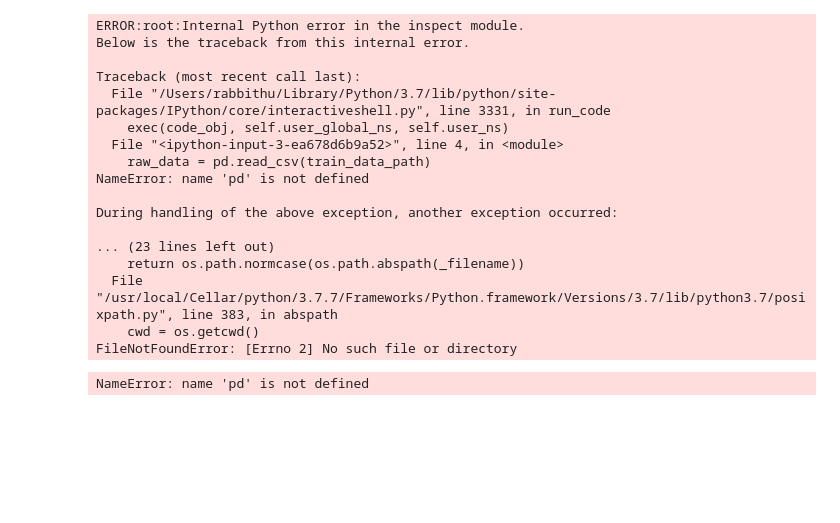
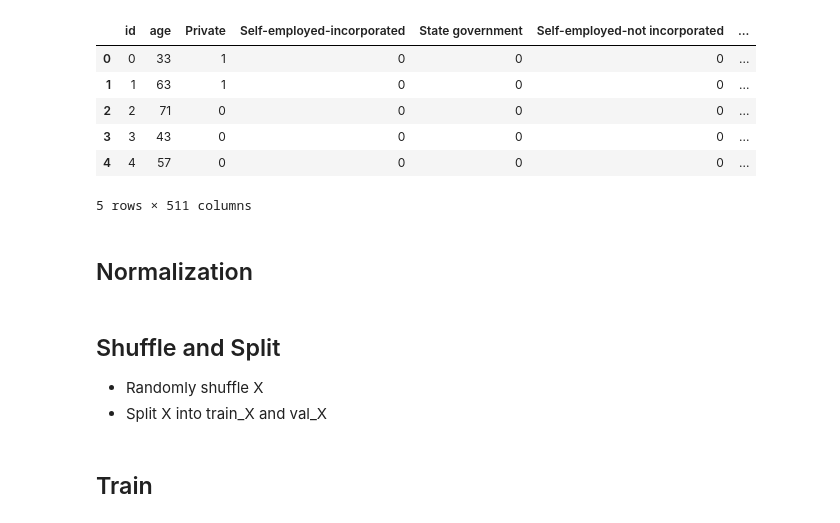
Before and after one commit to Rabbit-Hu/Hung-yi-Lee-ML20, a Jupyter notebook: hw2/hw2.ipynb, the cells around one changed output. Drawn from its saved outputs; the diff is of its cells as text; code cells hidden in the pictures; blank space fills up the shorter version.

Commit message:
Finished hw2 simple version

```diff
--- a/hw2/hw2.ipynb
+++ b/hw2/hw2.ipynb
@@ -2,28 +2,15 @@
 import numpy as np
 import pandas as pd
 import math
-# %%
-train_X_path = "train_X"
-train_y_path = "train_y"
-test_X_path = "test_X"
-raw_data = pd.read_csv(train_data_path)
-raw_test_data = pd.read_csv(test_data_path)
-# %% [output]
-ERROR:root:Internal Python error in the inspect module.
-Below is the traceback from this internal error.
-
-Traceback (most recent call last):
-  File "/Users/rabbithu/Library/Python/3.7/lib/python/site-packages/IPython/core/interactiveshell.py", line 3331, in run_code
-    exec(code_obj, self.user_global_ns, self.user_ns)
-  File "<ipython-input-3-ea678d6b9a52>", line 4, in <module>
-    raw_data = pd.read_csv(train_data_path)
-NameError: name 'pd' is not defined
-
-During handling of the above exception, another exception occurred:
-
-... (23 lines left out)
-    return os.path.normcase(os.path.abspath(_filename))
-  File "/usr/local/Cellar/python/3.7.7/Frameworks/Python.framework/Versions/3.7/lib/python3.7/posixpath.py", line 383, in abspath
-    cwd = os.getcwd()
-FileNotFoundError: [Errno 2] No such file or directory
-NameError: name 'pd' is not defined
+# %%
+X_df = pd.read_csv("X_train")
+y_df = pd.read_csv("Y_train")
+X_df.head()
+# %% [output]
+|  | id | age | Private | Self-employed-incorporated | State government | Self-employed-not incorporated | ... |
+| 0 | 0 | 33 | 1 | 0 | 0 | 0 | ... |
+| 1 | 1 | 63 | 1 | 0 | 0 | 0 | ... |
+| 2 | 2 | 71 | 0 | 0 | 0 | 0 | ... |
+| 3 | 3 | 43 | 0 | 0 | 0 | 0 | ... |
+| 4 | 4 | 57 | 0 | 0 | 0 | 0 | ... |
+5 rows × 511 columns
@@ -29,0 +20,2 @@ NameError: name 'pd' is not defined
+# %% [markdown]
+## Normalization
@@ -29,0 +28,5 @@ NameError: name 'pd' is not defined
+# %% [markdown]
+## Shuffle and Split
+
+- Randomly shuffle X
+- Split X into train_X and val_X
@@ -29,0 +42,2 @@ NameError: name 'pd' is not defined
+# %% [markdown]
+## Train
```
Also changed, not shown: parts of 12 cells of this notebook, 1 other file.
